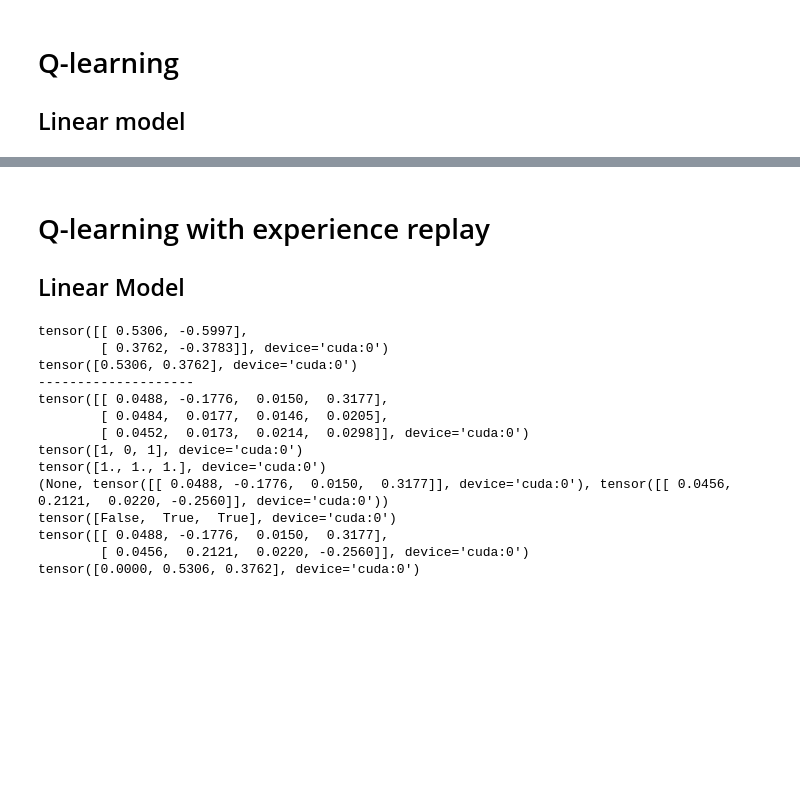
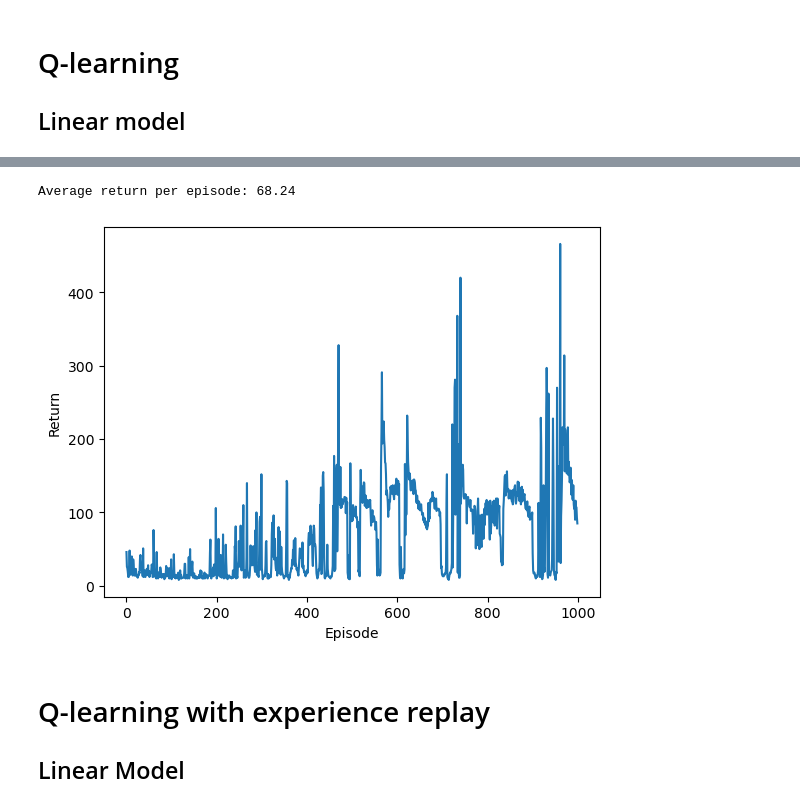
Before and after one commit to CarlFredriksson/rl-gymnasium-training, a Jupyter notebook: CartPole/cart_pole.ipynb, the cells around one changed output, grey strips where cells are left out. Drawn from its saved outputs; the diff is of its cells as text; code cells hidden in the pictures; blank space fills up the shorter version.

```diff
--- a/CartPole/cart_pole.ipynb
+++ b/CartPole/cart_pole.ipynb
@@ -76,17 +84,20 @@ plot_returns(returns)
 # %%
 env = gym.make(ENVIRONMENT_ID)
 model = nn.Sequential(
     nn.Linear(env.observation_space.shape[0], 20),
     nn.ReLU(),
     nn.Linear(20, 20),
     nn.ReLU(),
     nn.Linear(20, env.action_space.n)
 ).to(device)
 optimizer = optim.AdamW(model.parameters(), lr=0.001, amsgrad=True)
 loss_func = nn.MSELoss()
-returns = train_episodic_semi_gradient_qlearning(env, model, loss_func, optimizer, device, NUM_EPISODES)
+returns = train_episodic_semi_grad_qlearning(env, model, loss_func, optimizer, device, NUM_EPISODES, GRAD_CLIP_VALUE)
 env.close()
 plot_returns(returns)
+# %% [output]
+Average return per episode: 68.24
+[figure, added]
 # %% [markdown]
 # Q-learning with experience replay
 
@@ -137,57 +104,0 @@ model(torch.cat(state_batch))
-# %%
-env = gym.make(ENVIRONMENT_ID)
-model = LinearModel(env.observation_space.shape[0], env.action_space.n).to(device)
-optimizer = optim.SGD(model.parameters(), lr=0.01)
-loss_func = nn.MSELoss()
-memory_size = 4
-batch_size = 3
-replay_memory = ReplayMemory(memory_size)
-observation, info = env.reset()
-state = torch.tensor(observation, device=device).unsqueeze(0)
-for i in range(3):
-    action = select_action_eps_greedy(env, model, state, 1)
-    observation, reward, terminated, truncated, info = env.step(action)
-    next_state = torch.tensor(observation, device=device).unsqueeze(0)
-    action = torch.tensor(action, device=device).unsqueeze(0)
-    reward = torch.tensor(reward, device=device).unsqueeze(0)
-    # For testing
-    if i == 1:
-        terminated = True
-    replay_memory.store(state, action, reward, None if terminated else next_state)
-    if len(replay_memory) >= batch_size:
-        state_batch, action_batch, reward_batch, next_state_batch = replay_memory.sample_batch(batch_size)
-        state_batch = torch.cat(state_batch)
-        action_batch = torch.cat(action_batch)
-        reward_batch = torch.cat(reward_batch)
-        non_terminal_next_states_mask = torch.tensor([s != None for s in next_state_batch], device=device)
-        non_terminal_next_states = torch.cat([s for s in next_state_batch if s is not None])
-        max_estimated_next_values = torch.zeros(batch_size, device=device)
-        with torch.no_grad():
-            print(model(non_terminal_next_states))
-            print(torch.max(model(non_terminal_next_states), dim=1).values)
-            max_estimated_next_values[non_terminal_next_states_mask] = torch.max(model(non_terminal_next_states), dim=1).values
-        print("--------------------")
-        print(state_batch)
-        print(action_batch)
-        print(reward_batch)
-        print(next_state_batch)
-        print(non_terminal_next_states_mask)
-        print(non_terminal_next_states)
-        print(max_estimated_next_values)
-    state = next_state
-env.close()
-# %% [output]
-tensor([[ 0.5306, -0.5997],
-        [ 0.3762, -0.3783]], device='cuda:0')
-tensor([0.5306, 0.3762], device='cuda:0')
---------------------
-tensor([[ 0.0488, -0.1776,  0.0150,  0.3177],
-        [ 0.0484,  0.0177,  0.0146,  0.0205],
-        [ 0.0452,  0.0173,  0.0214,  0.0298]], device='cuda:0')
-tensor([1, 0, 1], device='cuda:0')
-tensor([1., 1., 1.], device='cuda:0')
-(None, tensor([[ 0.0488, -0.1776,  0.0150,  0.3177]], device='cuda:0'), tensor([[ 0.0456,  0.2121,  0.0220, -0.2560]], device='cuda:0'))
-tensor([False,  True,  True], device='cuda:0')
-tensor([[ 0.0488, -0.1776,  0.0150,  0.3177],
-        [ 0.0456,  0.2121,  0.0220, -0.2560]], device='cuda:0')
-tensor([0.0000, 0.5306, 0.3762], device='cuda:0')
```
Also changed, not shown: parts of 15 cells of this notebook, 1 other file.
